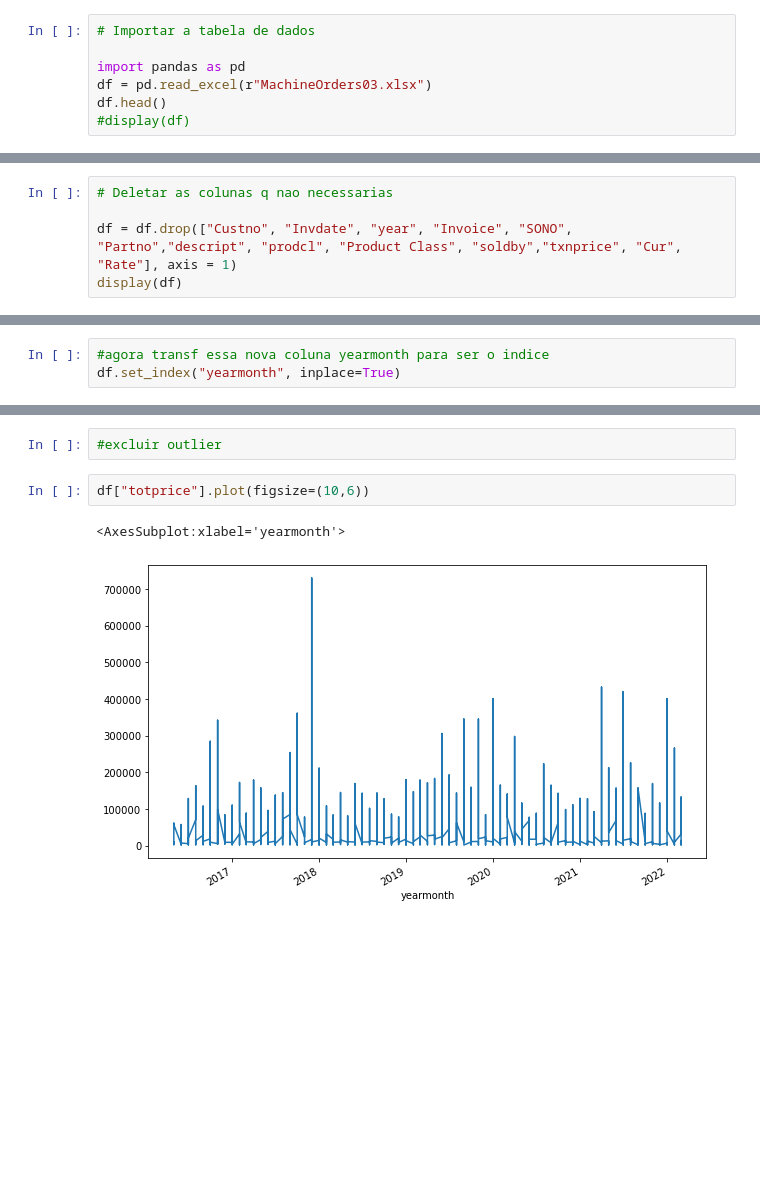
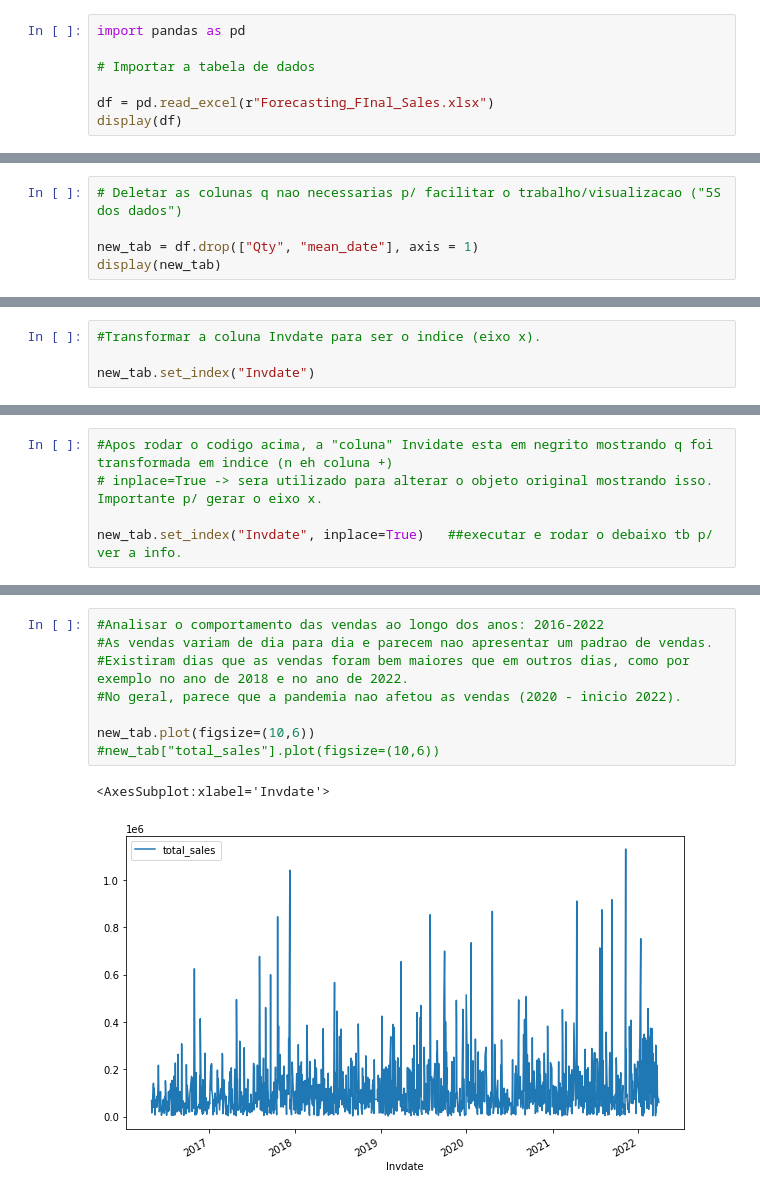
Before and after one commit to Keylla-Rodrigues/Forescasting-sales, a Jupyter notebook: Forecasting-sales.ipynb, the cells around one changed output, grey strips where cells are left out. Saved outputs shown, nothing was run; the diff lists cells and outputs as text; blank space fills up the shorter version.

```diff
--- a/Forecasting-sales.ipynb
+++ b/Forecasting-sales.ipynb
@@ -16,8 +12,8 @@ Objetivo: prever vendas utilizando dados de vendas ocorridas no período de 2016
 # %%
+import pandas as pd
+
 # Importar a tabela de dados
 
-import pandas as pd
-df = pd.read_excel(r"MachineOrders03.xlsx")
-df.head()
-#display(df)
+df = pd.read_excel(r"Forecasting_FInal_Sales.xlsx")
+display(df)
 # %% [output]
@@ -30,6 +33,6 @@ df.head()
 # %%
-# Deletar as colunas q nao necessarias
+# Deletar as colunas q nao necessarias p/ facilitar o trabalho/visualizacao ("5S dos dados")
 
-df = df.drop(["Custno", "Invdate", "year", "Invoice", "SONO", "Partno","descript", "prodcl", "Product Class", "soldby","txnprice", "Cur", "Rate"], axis = 1)
-display(df)
+new_tab = df.drop(["Qty", "mean_date"], axis = 1)
+display(new_tab)
 # %% [output]
@@ -97,3 +69,4 @@ memory usage: 97.0 KB
 # %%
-#agora transf essa nova coluna yearmonth para ser o indice
-df.set_index("yearmonth", inplace=True)
+#Transformar a coluna Invdate para ser o indice (eixo x).
+
+new_tab.set_index("Invdate")
@@ -100 +88,6 @@ df.set_index("yearmonth", inplace=True)
+# %%
+#Apos rodar o codigo acima, a "coluna" Invidate esta em negrito mostrando q foi transformada em indice (n eh coluna +)
+# inplace=True -> sera utilizado para alterar o objeto original mostrando isso. Importante p/ gerar o eixo x.
+
+new_tab.set_index("Invdate", inplace=True)   ##executar e rodar o debaixo tb p/ ver a info.
 # %%
@@ -123,7 +119,11 @@ round(df.describe())
-# %%
-#excluir outlier
 # %%
-df["totprice"].plot(figsize=(10,6))
+#Analisar o comportamento das vendas ao longo dos anos: 2016-2022
+#As vendas variam de dia para dia e parecem nao apresentar um padrao de vendas.
+#Existiram dias que as vendas foram bem maiores que em outros dias, como por exemplo no ano de 2018 e no ano de 2022.
+#No geral, parece que a pandemia nao afetou as vendas (2020 - inicio 2022).
+
+new_tab.plot(figsize=(10,6))
+#new_tab["total_sales"].plot(figsize=(10,6))
 # %% [output]
-<AxesSubplot:xlabel='yearmonth'>
+<AxesSubplot:xlabel='Invdate'>
-[figure, old version]
+[figure, new version]
```
Also changed, not shown: parts of 16 cells of this notebook.
